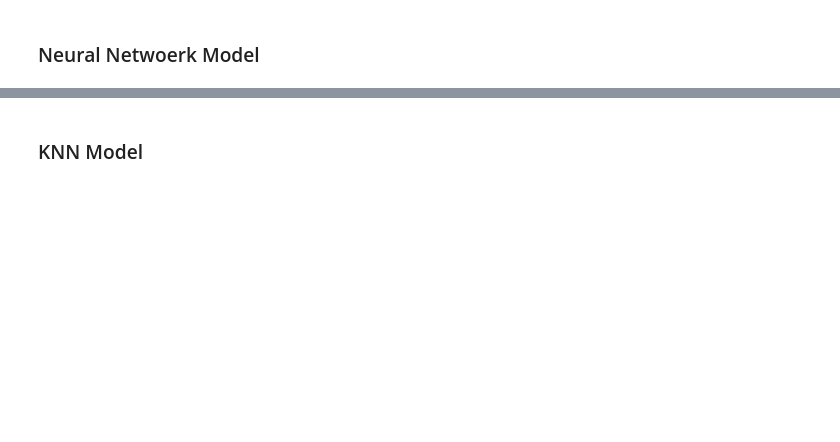
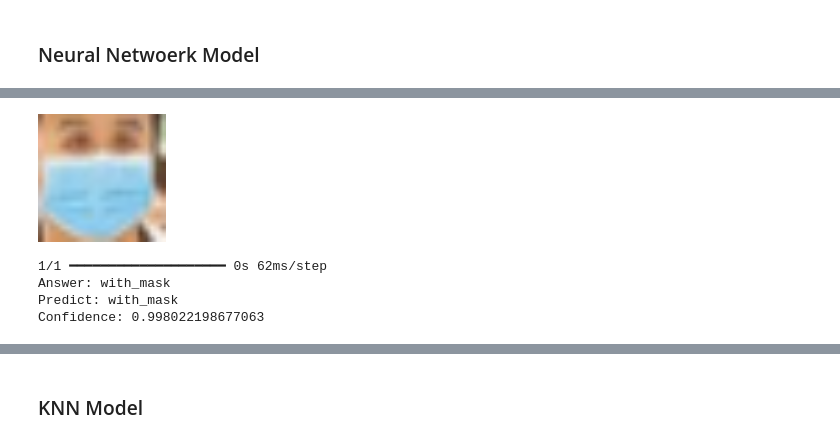
Before and after one commit to pannawat1233/Check-the-masked-person, a Jupyter notebook: src/main.ipynb, the cells around one changed output, grey strips where cells are left out. Saved outputs shown, nothing was run; the diff lists cells and outputs as text; code cells hidden in the pictures; blank space fills up the shorter version.

Commit message:
Updated main.ipynb and model.keras files

```diff
--- a/src/main.ipynb
+++ b/src/main.ipynb
@@ -67,8 +78,8 @@ print(f"path ของไฟล์ dataset อยู่ที่: {path}")
 # %% [output]
 path ของไฟล์ dataset อยู่ที่: /root/.cache/kagglehub/datasets/andrewmvd/face-mask-detection/versions/1
 # %%
-# classes เป็น list ไว้เก็บคำตอบ
-classes = ["mask_weared_incorrect", "with_mask", "without_mask"]
+# ตัวแปร classes เก็บเป็น  tuple ไว้เก็บคำตอบ
+classes = ("mask_weared_incorrect", "with_mask", "without_mask")
 # %%
 # ชื่อ models ทั้งหมด
 model_names = ("Neural Network", "KNN", "Desicion Tree", "Random Forest")
@@ -202,8 +196,8 @@ data = {
     "ymax": ymaxes
 }
 
-# สร้าง object ของ dataframe
-df = DataFrame(data)
+# สร้าง object ของ dataframe แล้วส่งค่า argument ในการกำหนด index ให้แต่ล่ะแถว
+df = DataFrame(data,index=[i for i in range(len(filenames))])
 
 # แสดงข้อมูลและรายละเอียดตาราง
 print(df.head())
@@ -515,7 +562,7 @@ model.add(MaxPooling2D(pool_size=(2, 2)))
 model.add(GlobalAveragePooling2D())
 
 # model.add(Flatten(input_shape=(512, 512, 3)))
-model.add(Dense(256, activation='relu'))
+model.add(Dense(512, activation='relu'))
 model.add(Dropout(0.5))
 model.add(Dense(512, activation='relu'))
 model.add(Dropout(0.5))
@@ -524,8 +571,9 @@ model.add(Dense(3, activation='softmax'))
 # compile model
 model.compile(loss='sparse_categorical_crossentropy', optimizer='adam', metrics=['accuracy'])
 # %%
-#save model list
+# แสดงรายการ folder save ว่ามี model ที่ save อยู่ไหม
 print(os.listdir(save_folder))
+print()
 
 # set สถานะว่ากำลังรันอยู่
 run_training = True
@@ -533,9 +581,11 @@ run_training = True
 # เช็คถ้า save ยังเป็น list ว่าง (ยังไม่สร้างตัว model เสร็จ) หรือ อยู่ในสถานะรัน ให้ทำการ train model
 if (os.listdir(save_folder) == [] or run_training):
   # train model 14 รอบ
-  model.fit(train_dataset,epochs=14,validation_data=test_dataset)
+  model.fit(train_dataset,epochs=epochs)
   # train เสร็จ save model ลง folder save
   model.save('save/model.keras')
+  # กำหนดค่าให้เป็นเท็จ ปิดสถานะการ train
+  run_training = False
 else:
   # ได้ชื่อไฟล์ตัว model
   lastest = os.listdir(save_folder)
@@ -584,25 +666,32 @@ print(f"Recall: {recall}")
 # เรียกใช้ function เพิ่มค่าที่สำคัญเข้าไปใน list
 add_elements(accuracy, precision, recall)
 # %%
-#ตำเเหน่งรูปที่ใช้
-img_index = 10
+# ตำเเหน่งรูปที่ใช้
+img_index = 52
 
-#รูปตัวอย่าง
+# รูปตัวอย่าง
 img_array = x_test[img_index]
 answer = y_test[img_index]
 cv2_imshow(x_test[img_index])
 
-#เพิ่ม dim ให้ model
+# เพิ่ม dim ให้ model
 img_array = np.expand_dims(img_array, axis=0)
 
-#เเสดงรูป
-img_array.show()
+# เเสดงรูป
+# img_array.show()
 
-#ความเเม่นยำ เเละ ความมั่นใจ
+# ความเเม่นยำ เเละ ความมั่นใจ
 prediction = model.predict(img_array)[0]
 predicted_class = np.argmax(prediction)
 confidence = prediction[predicted_class]
 
-print(f"answer:{classes[answer]}")
-print(f"predict:{classes[predicted_class]}")
+# ปริ้นคำตอบจริงออกมา และเทียบดูกับค่า การทำนายของ model และค่าความมั่นใจของ model
+print(f"Answer: {classes[answer]}")
+print(f"Predict: {classes[predicted_class]}")
 print(f"Confidence: {confidence}")
+# %% [output]
+[figure, added]
+1/1 ━━━━━━━━━━━━━━━━━━━━ 0s 62ms/step
+Answer: with_mask
+Predict: with_mask
+Confidence: 0.998022198677063
```
Also changed, not shown: parts of 30 cells of this notebook, 1 other file.
